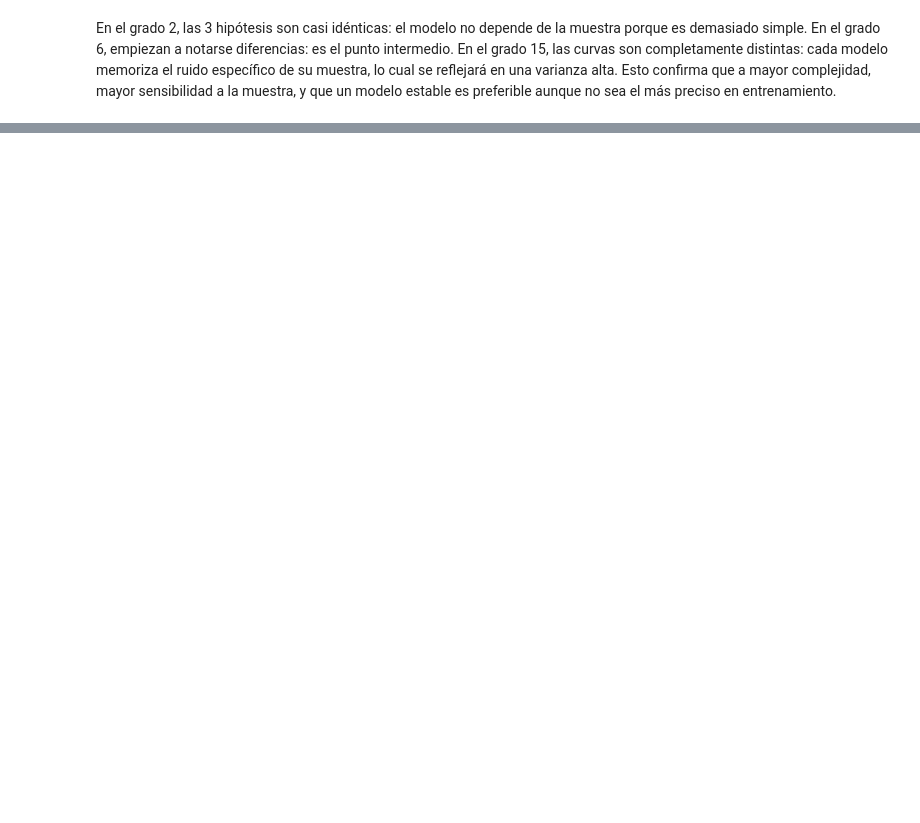
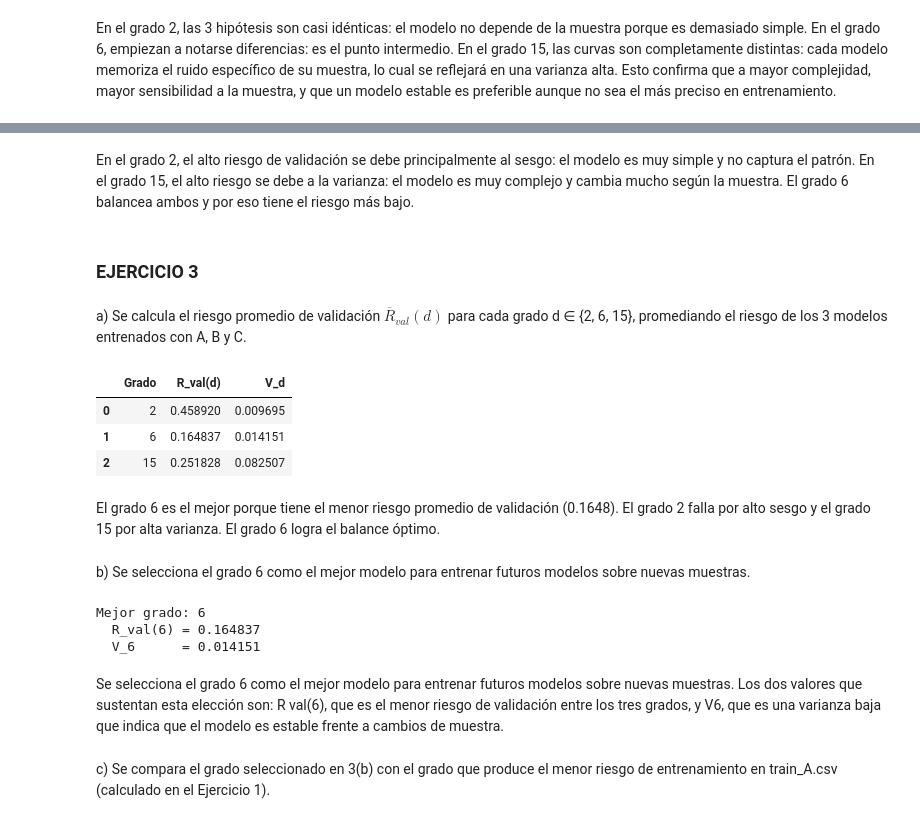
Before and after one commit to ldarteaga-alt/segundo_parcial_ml, a Jupyter notebook: notebooks/parcial.ipynb, the cells around one changed output, grey strips where cells are left out. Drawn from its saved outputs; the diff is of its cells as text; code cells hidden in the pictures; blank space fills up the shorter version.

Commit message:
Notebook completo con Ejercicios 1, 2 y 3

```diff
--- a/notebooks/parcial.ipynb
+++ b/notebooks/parcial.ipynb
@@ -114,0 +179,11 @@ En el grado 2, las 3 hipótesis son casi idénticas: el modelo no depende de la
+# %%
+# Ordenamos los grados por su V_d (de menor a mayor)
+grados_ordenados = sorted([2, 6, 15], key=lambda g: resultados_ej2[g]['V_d'])
+
+print("Orden de menor a mayor V_d:")
+for g in grados_ordenados:
+    print(f"  Grado {g}: V_{g} = {resultados_ej2[g]['V_d']:.6f}")
+
+print()
+print(f"Modelo MÁS ESTABLE:    grado {grados_ordenados[0]}  (menor V_d)")
+print(f"Modelo MÁS SENSIBLE:   grado {grados_ordenados[-1]}  (mayor V_d)")
@@ -114,0 +200,19 @@ En el grado 2, las 3 hipótesis son casi idénticas: el modelo no depende de la
+# %%
+riesgos_val = riesgo_validacion_promedio(
+    carpeta_datos='../data',
+    grados=[2, 6, 15]
+)
+
+asociacion = {
+    2:  'Alto sesgo',
+    6:  'Balance sesgo-varianza',
+    15: 'Alta varianza'
+}
+
+for grado in [2, 6, 15]:
+    V_d = resultados_ej2[grado]['V_d']
+    R_val = riesgos_val[grado]
+    print(f"Grado {grado} → {asociacion[grado]}")
+    print(f"   V_d                  = {V_d:.6f}")
+    print(f"   Riesgo de validación = {R_val:.6f}")
+    print()
@@ -114,0 +231,38 @@ En el grado 2, las 3 hipótesis son casi idénticas: el modelo no depende de la
+# %% [markdown]
+En el grado 2, el alto riesgo de validación se debe principalmente al sesgo: el modelo es muy simple y no captura el patrón. En el grado 15, el alto riesgo se debe a la varianza: el modelo es muy complejo y cambia mucho según la muestra. El grado 6 balancea ambos y por eso tiene el riesgo más bajo.
+# %% [markdown]
+### EJERCICIO 3
+# %% [markdown]
+a) Se calcula el riesgo promedio de validación $\overline{R}_{val}(d)$ para cada grado d ∈ {2, 6, 15}, promediando el riesgo de los 3 modelos entrenados con A, B y C.
+# %%
+import pandas as pd
+tabla_ej3 = pd.DataFrame({
+    'Grado': [2, 6, 15],
+    'R_val(d)': [riesgos_val[g] for g in [2, 6, 15]],
+    'V_d': [resultados_ej2[g]['V_d'] for g in [2, 6, 15]]
+})
+
+tabla_ej3
+# %% [output]
+|  | Grado | R_val(d) | V_d |
+| 0 | 2 | 0.458920 | 0.009695 |
+| 1 | 6 | 0.164837 | 0.014151 |
+| 2 | 15 | 0.251828 | 0.082507 |
+# %% [markdown]
+El grado 6 es el mejor porque tiene el menor riesgo promedio de validación (0.1648). El grado 2 falla por alto sesgo y el grado 15 por alta varianza. El grado 6 logra el balance óptimo.
+# %% [markdown]
+b) Se selecciona el grado 6 como el mejor modelo para entrenar futuros modelos sobre nuevas muestras.
+# %%
+mejor_grado = min([2, 6, 15], key=lambda g: riesgos_val[g])
+
+print(f"Mejor grado: {mejor_grado}")
+print(f"  R_val({mejor_grado}) = {riesgos_val[mejor_grado]:.6f}")
+print(f"  V_{mejor_grado}      = {resultados_ej2[mejor_grado]['V_d']:.6f}")
+# %% [output]
+Mejor grado: 6
+  R_val(6) = 0.164837
+  V_6      = 0.014151
+# %% [markdown]
+Se selecciona el grado 6 como el mejor modelo para entrenar futuros modelos sobre nuevas muestras. Los dos valores que sustentan esta elección son: R val(6), que es el menor riesgo de validación entre los tres grados, y V6, que es una varianza baja que indica que el modelo es estable frente a cambios de muestra.
+# %% [markdown]
+c) Se compara el grado seleccionado en 3(b) con el grado que produce el menor riesgo de entrenamiento en train_A.csv (calculado en el Ejercicio 1).
```
Also changed, not shown: parts of 16 cells of this notebook, 1 other file.
